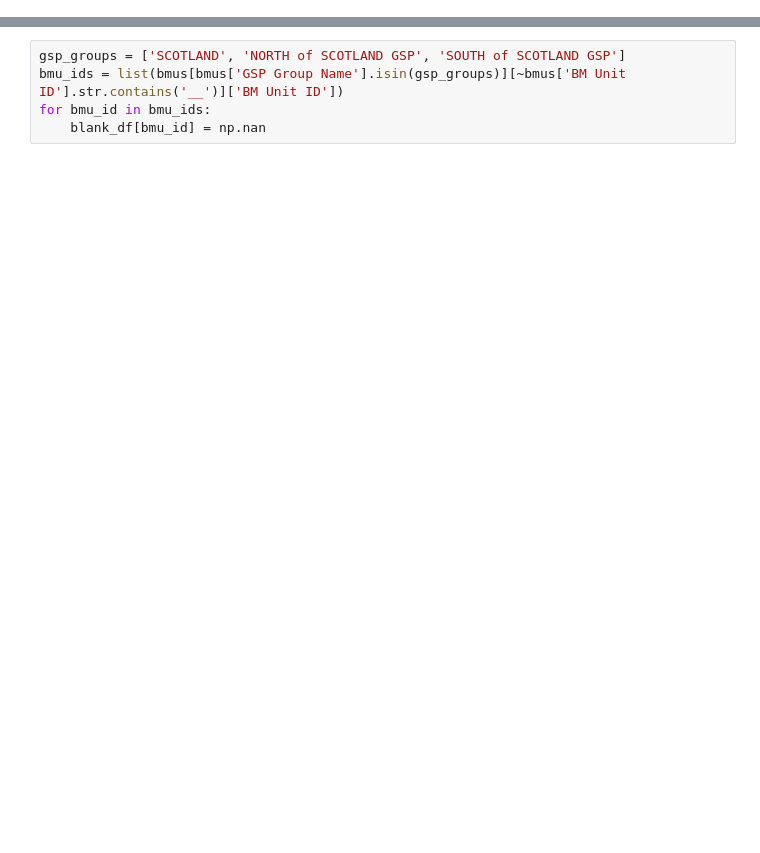
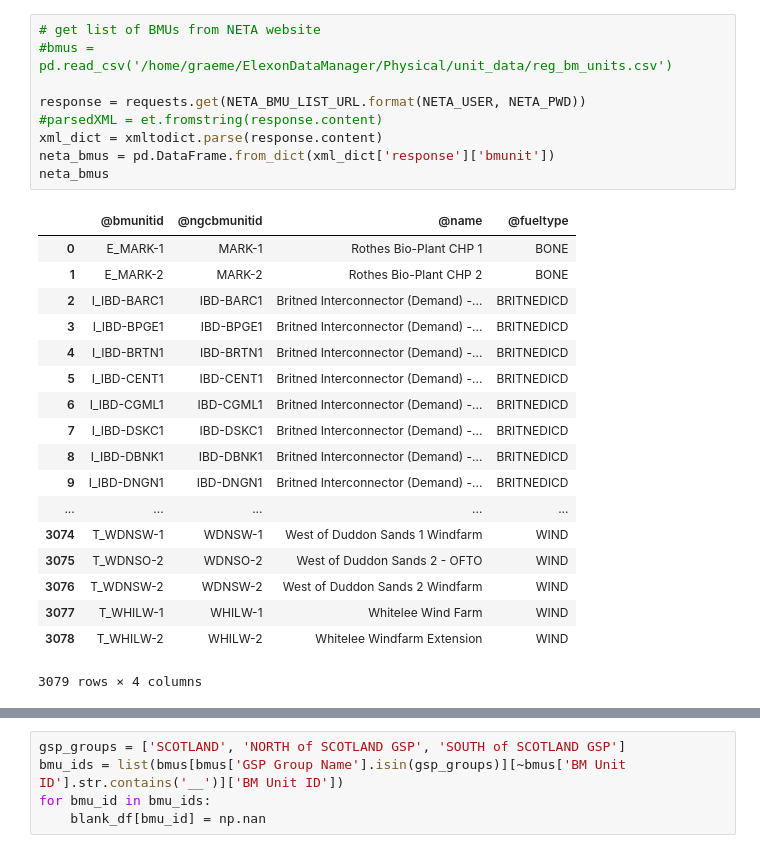
Before and after one commit to GraemeHawker/GBEnergyDataManager, a Jupyter notebook: notebooks/scotgov_generate_data_190319.ipynb, the cells around one changed output, grey strips where cells are left out. Drawn from its saved outputs; the diff is of its cells as text; blank space fills up the shorter version.

```diff
--- a/notebooks/scotgov_generate_data_190319.ipynb
+++ b/notebooks/scotgov_generate_data_190319.ipynb
@@ -42,0 +71,28 @@ bmus = pd.read_csv('/home/graeme/ElexonDataManager/Physical/unit_data/reg_bm_uni
+# %%
+# get list of BMUs from NETA website
+#bmus = pd.read_csv('/home/graeme/ElexonDataManager/Physical/unit_data/reg_bm_units.csv')
+
+response = requests.get(NETA_BMU_LIST_URL.format(NETA_USER, NETA_PWD))
+#parsedXML = et.fromstring(response.content)
+xml_dict = xmltodict.parse(response.content)
+neta_bmus = pd.DataFrame.from_dict(xml_dict['response']['bmunit'])
+neta_bmus
+# %% [output]
+|  | @bmunitid | @ngcbmunitid | @name | @fueltype |
+| 0 | E_MARK-1 | MARK-1 | Rothes Bio-Plant CHP 1 | BONE |
+| 1 | E_MARK-2 | MARK-2 | Rothes Bio-Plant CHP 2 | BONE |
+| 2 | I_IBD-BARC1 | IBD-BARC1 | Britned Interconnector (Demand) -... | BRITNEDICD |
+| 3 | I_IBD-BPGE1 | IBD-BPGE1 | Britned Interconnector (Demand) -... | BRITNEDICD |
+| 4 | I_IBD-BRTN1 | IBD-BRTN1 | Britned Interconnector (Demand) -... | BRITNEDICD |
+| 5 | I_IBD-CENT1 | IBD-CENT1 | Britned Interconnector (Demand) -... | BRITNEDICD |
+| 6 | I_IBD-CGML1 | IBD-CGML1 | Britned Interconnector (Demand) -... | BRITNEDICD |
+| 7 | I_IBD-DSKC1 | IBD-DSKC1 | Britned Interconnector (Demand) -... | BRITNEDICD |
+| 8 | I_IBD-DBNK1 | IBD-DBNK1 | Britned Interconnector (Demand) -... | BRITNEDICD |
+| 9 | I_IBD-DNGN1 | IBD-DNGN1 | Britned Interconnector (Demand) -... | BRITNEDICD |
+| ... | ... | ... | ... | ... |
+| 3074 | T_WDNSW-1 | WDNSW-1 | West of Duddon Sands 1 Windfarm | WIND |
+| 3075 | T_WDNSO-2 | WDNSO-2 | West of Duddon Sands 2 - OFTO | WIND |
+| 3076 | T_WDNSW-2 | WDNSW-2 | West of Duddon Sands 2 Windfarm | WIND |
+| 3077 | T_WHILW-1 | WHILW-1 | Whitelee Wind Farm | WIND |
+| 3078 | T_WHILW-2 | WHILW-2 | Whitelee Windfarm Extension | WIND |
+3079 rows × 4 columns
```
Also changed, not shown: parts of 18 cells of this notebook, 3 other files.
